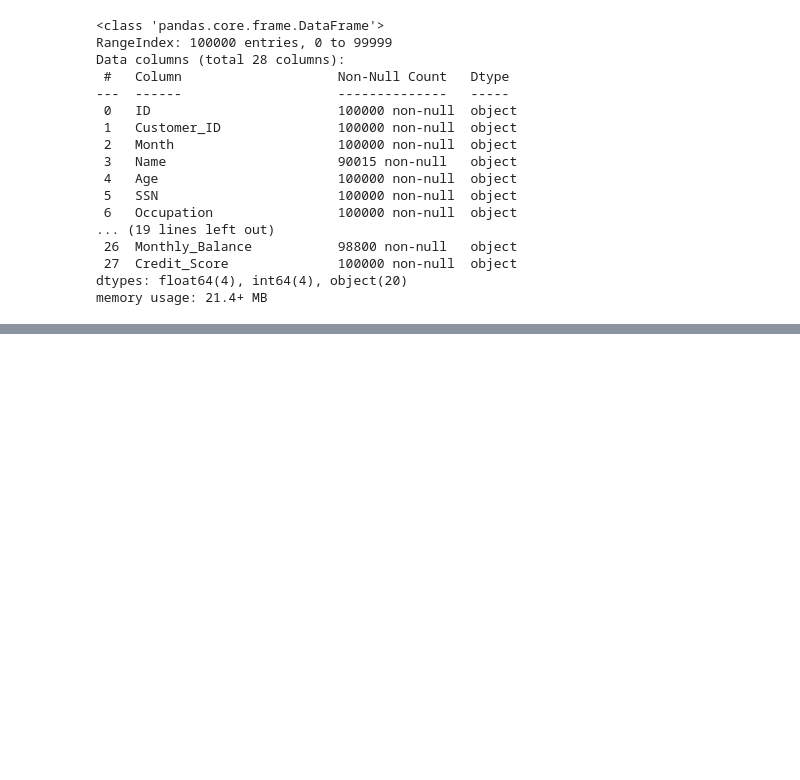
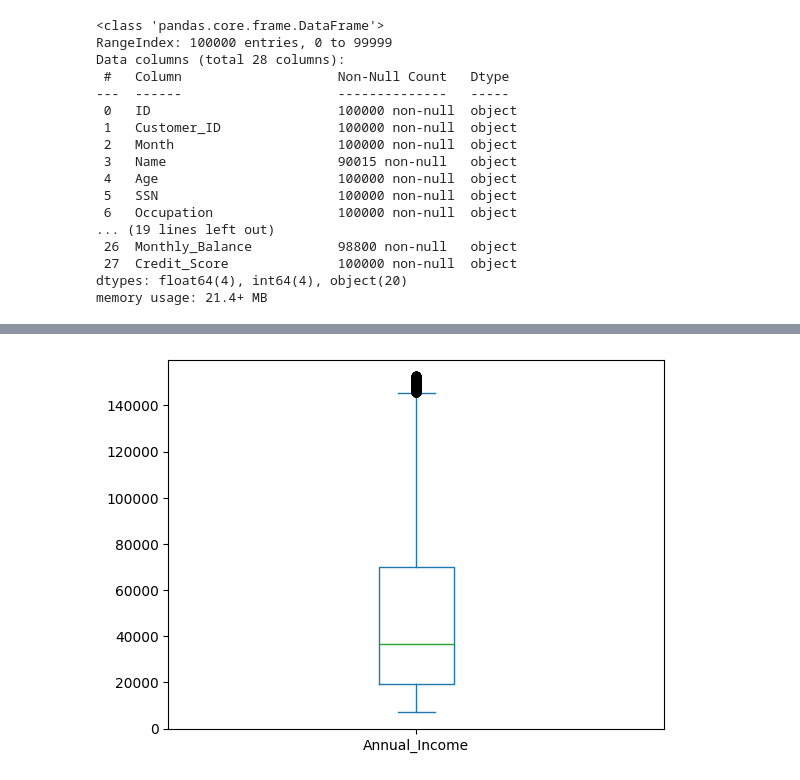
Before and after one commit to praveenbm1997/CreditScoringSystem, a Jupyter notebook: Credit Scoring System.ipynb, the cells around one changed output, grey strips where cells are left out. Drawn from its saved outputs; the diff is of its cells as text; code cells hidden in the pictures; blank space fills up the shorter version.

Commit message:
Preprocessed Data and Created a basic Model

```diff
--- a/Credit Scoring System.ipynb
+++ b/Credit Scoring System.ipynb
@@ -59,0 +96,2 @@ dataframe.describe()
+# %%
+dataframe = dataframe[dataframe['Age'] <= 60]
@@ -59,0 +100,4 @@ dataframe.describe()
+# %%
+dataframe['Occupation'].replace("_______", "Not_Specified", inplace=True)
+encoded_occupations = pd.get_dummies(dataframe['Occupation'], prefix='Occupation')
+dataframe = pd.concat([dataframe.drop('Occupation', axis=1), encoded_occupations], axis=1)
@@ -59,0 +106,27 @@ dataframe.describe()
+# %%
+def extract_float(s):
+    return float(re.sub(r"[^0-9.]", "", s))
+
+dataframe['Annual_Income'] = dataframe['Annual_Income'].apply(extract_float)
+dataframe['Annual_Income'] = dataframe['Annual_Income'].astype('float64')
+dataframe['Annual_Income'] = dataframe['Annual_Income'].round(2)
+
+# Dropping outliers, some of the annual salaries are around 24 million which is unusual.
+# There are approx 2000+ outliers. They may not be outliers, but they might affect the
+# model performance. Hence we decided to drop those rows.
+
+# Calculate Q1, Q3, and IQR
+Q1 = dataframe['Annual_Income'].quantile(0.25)
+Q3 = dataframe['Annual_Income'].quantile(0.75)
+IQR = Q3 - Q1
+
+# Define bounds for the outliers
+lower_bound = Q1 - 1.5 * IQR
+upper_bound = Q3 + 1.5 * IQR
+
+# Filter out the outliers
+dataframe = dataframe[(dataframe['Annual_Income'] >= lower_bound) & (dataframe['Annual_Income'] <= upper_bound)]
+# %%
+dataframe['Annual_Income'].plot(kind='box');
+# %% [output]
+[figure, added]
```
Also changed, not shown: parts of 75 cells of this notebook, 2 other files.
